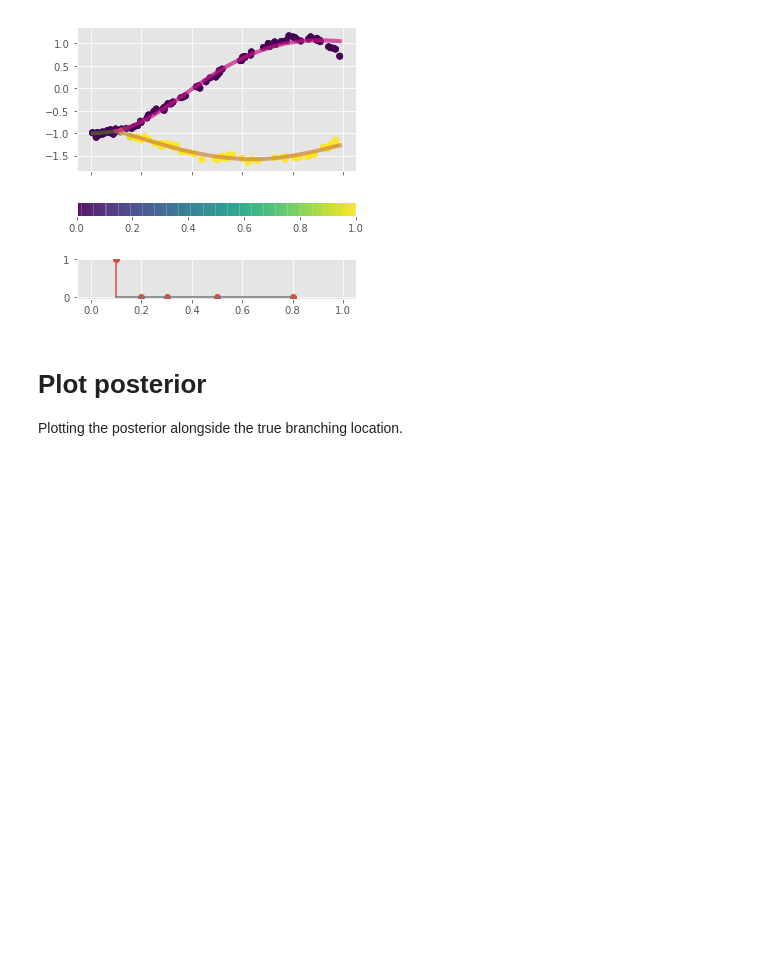
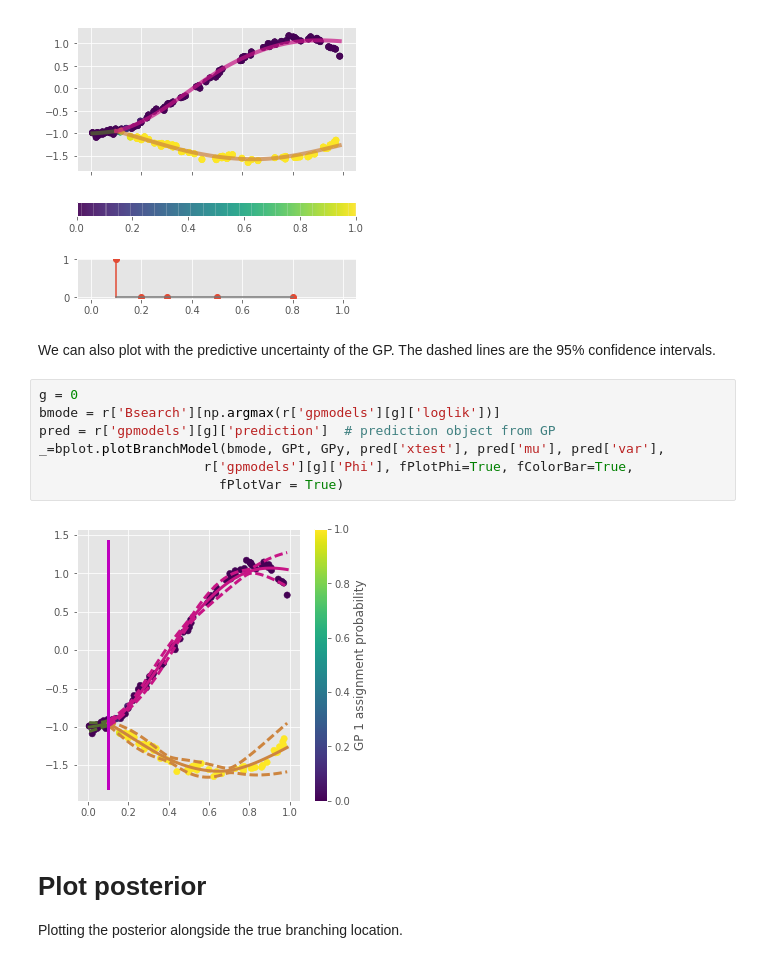
Before and after one commit to ManchesterBioinference/BranchedGP, a Jupyter notebook: notebooks/SyntheticData.ipynb, the cells around one changed output. Cells and saved outputs as stored; diff of their text form; blank space fills up the shorter version.

```diff
--- a/notebooks/SyntheticData.ipynb
+++ b/notebooks/SyntheticData.ipynb
@@ -78,6 +78,18 @@ _=bplot.PlotBGPFit(GPy, GPt, r['Bsearch'], r['gpmodels'][g])
 # %% [output]
 True branching time 0.1 BGP Maximum at b=0.10
 [figure]
+# %% [markdown]
+We can also plot with the predictive uncertainty of the GP.
+The dashed lines are the 95% confidence intervals.
+# %%
+g = 0
+bmode = r['Bsearch'][np.argmax(r['gpmodels'][g]['loglik'])]
+pred = r['gpmodels'][g]['prediction']  # prediction object from GP
+_=bplot.plotBranchModel(bmode, GPt, GPy, pred['xtest'], pred['mu'], pred['var'],
+                     r['gpmodels'][g]['Phi'], fPlotPhi=True, fColorBar=True,
+                       fPlotVar = True)
+# %% [output]
+[figure, added]
 # %% [markdown]
 # Plot posterior
 Plotting the posterior alongside the true branching location.
```
Also changed, not shown: parts of 1 cell of this notebook, 8 other files.
